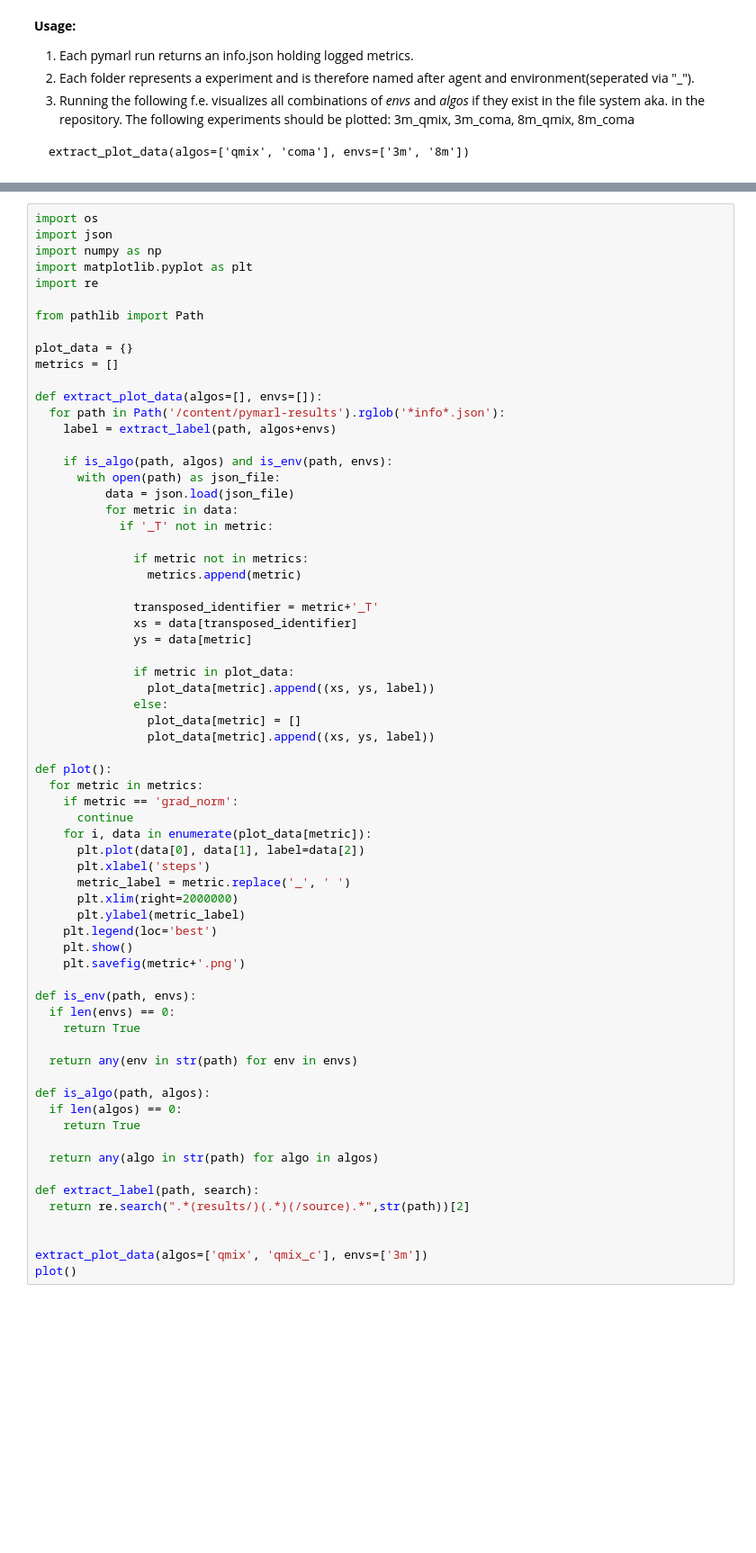
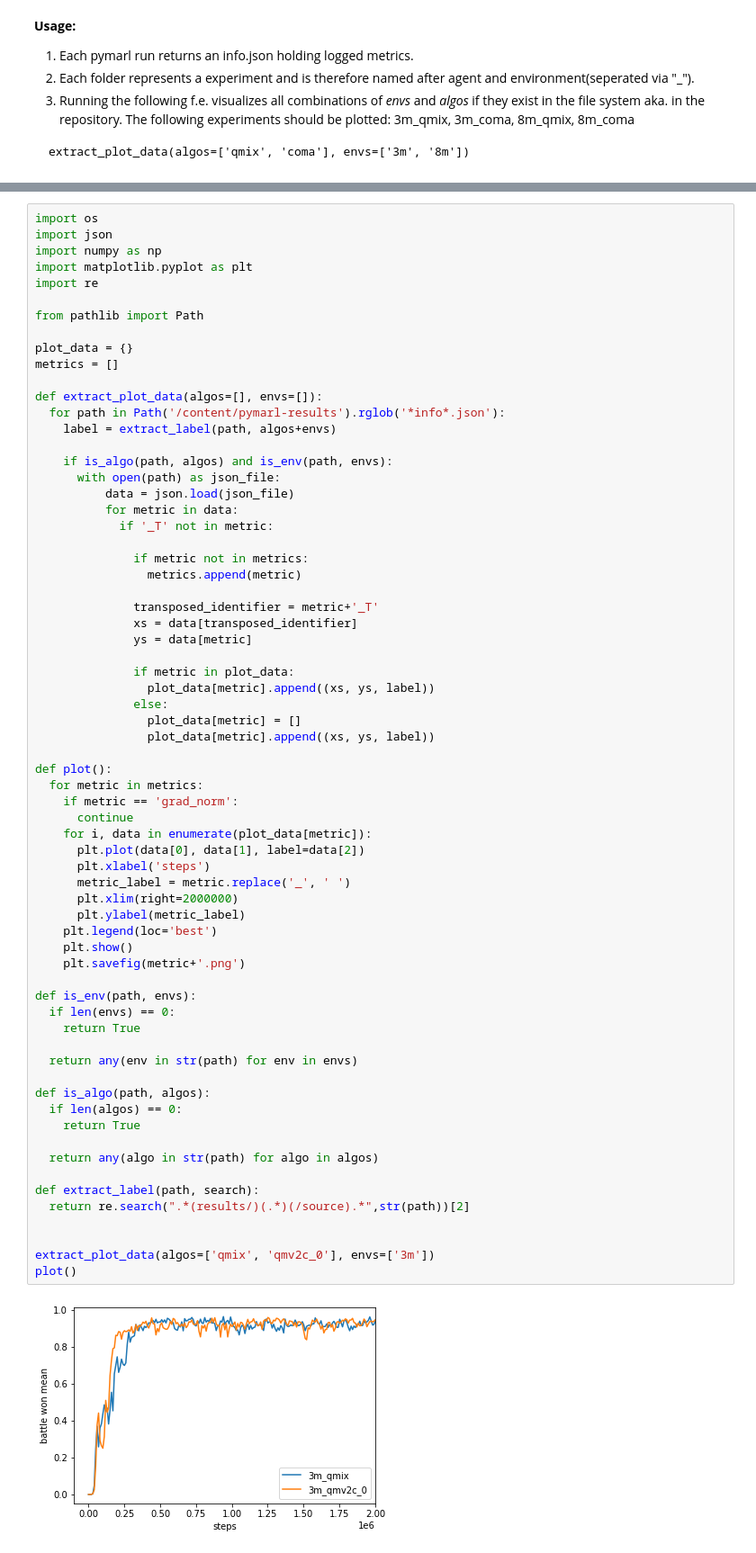
Before and after one commit to PMatthaei/project-thesis-pymarl-results, a Jupyter notebook: visualize_pymarl.ipynb, the cells around one changed output, grey strips where cells are left out. Shown at 90% size. Cells and saved outputs as stored; diff of their text form; blank space fills up the shorter version.

```diff
--- a/visualize_pymarl.ipynb
+++ b/visualize_pymarl.ipynb
@@ -54,31 +58,33 @@ def plot():
   for metric in metrics:
     if metric == 'grad_norm':
       continue
     for i, data in enumerate(plot_data[metric]):
       plt.plot(data[0], data[1], label=data[2])
       plt.xlabel('steps')
       metric_label = metric.replace('_', ' ')
       plt.xlim(right=2000000)
       plt.ylabel(metric_label)
     plt.legend(loc='best')
     plt.show()
     plt.savefig(metric+'.png')
 
 def is_env(path, envs):
   if len(envs) == 0:
     return True
 
   return any(env in str(path) for env in envs)
 
 def is_algo(path, algos):
   if len(algos) == 0:
     return True
 
   return any(algo in str(path) for algo in algos)
 
 def extract_label(path, search):
   return re.search(".*(results/)(.*)(/source).*",str(path))[2]
 
 
-extract_plot_data(algos=['qmix', 'qmix_c'], envs=['3m'])
+extract_plot_data(algos=['qmix', 'qmv2c_0'], envs=['3m'])
 plot()
+# %% [output]
+[figure, added]
```
Also changed, not shown: parts of 2 cells of this notebook.
